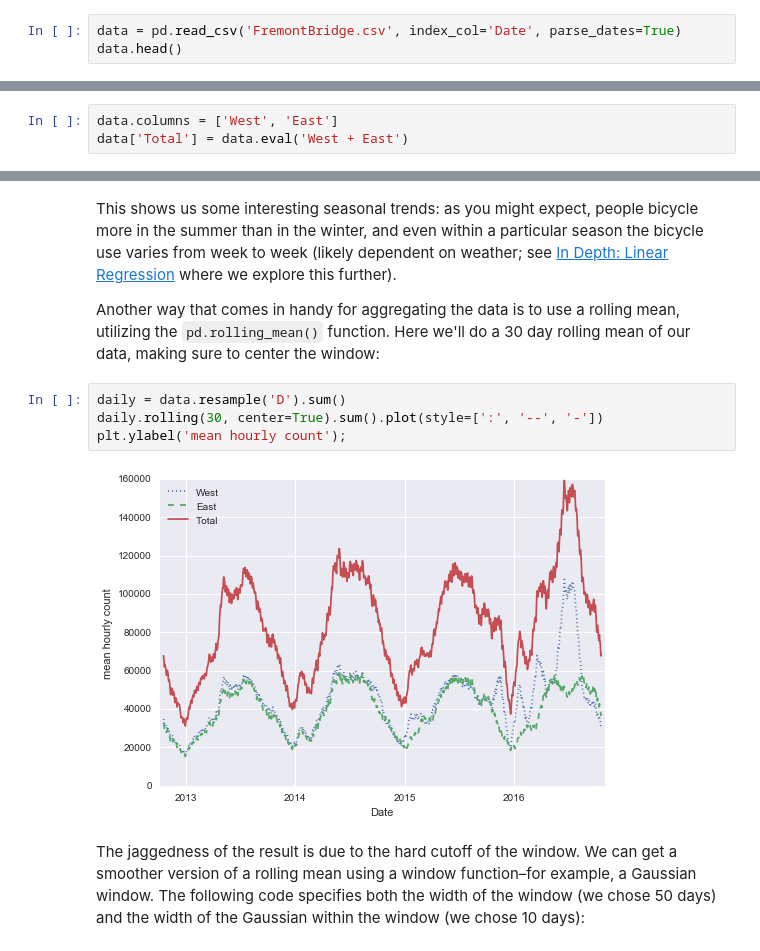
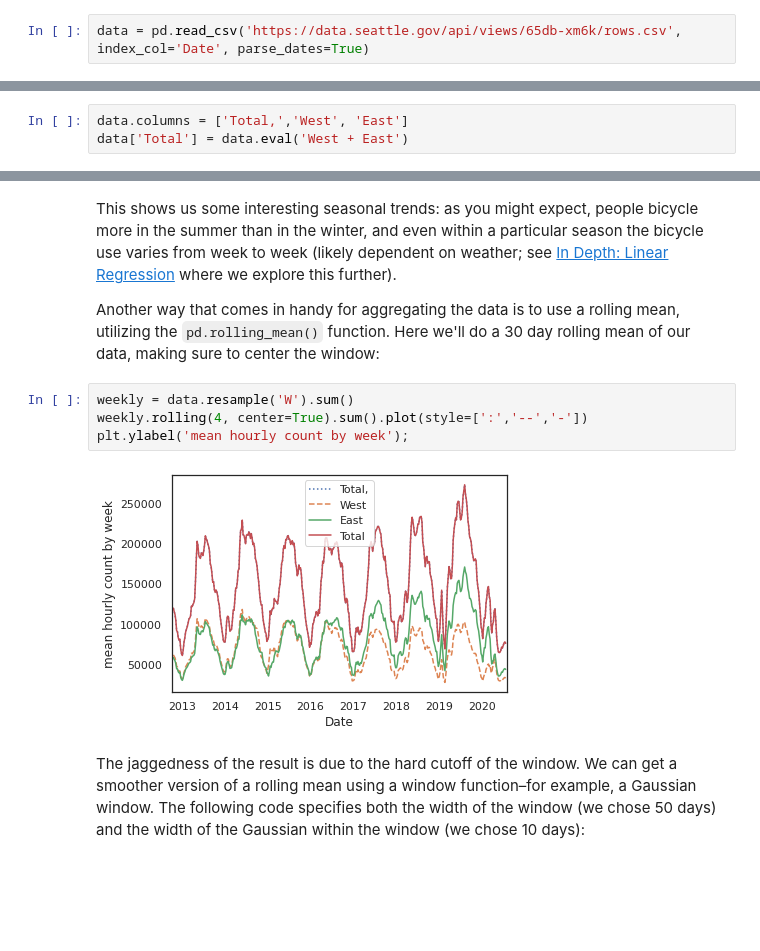
Before and after one commit to anewt225/PythonDataScienceHandbook, a Jupyter notebook: notebooks/03.11-Working-with-Time-Series.ipynb, the cells around one changed output, grey strips where cells are left out. Saved outputs shown, nothing was run; the diff lists cells and outputs as text; blank space fills up the shorter version.

```diff
--- a/notebooks/03.11-Working-with-Time-Series.ipynb
+++ b/notebooks/03.11-Working-with-Time-Series.ipynb
@@ -505,5 +564,4 @@ As of summer 2016, the CSV can be downloaded as follows:
 Once this dataset is downloaded, we can use Pandas to read the CSV output into a ``DataFrame``.
 We will specify that we want the Date as an index, and we want these dates to be automatically parsed:
 # %%
-data = pd.read_csv('FremontBridge.csv', index_col='Date', parse_dates=True)
-data.head()
+data = pd.read_csv('https://data.seattle.gov/api/views/65db-xm6k/rows.csv', index_col='Date', parse_dates=True)
@@ -518,5 +578,5 @@ data.head()
 # %% [markdown]
 For convenience, we'll further process this dataset by shortening the column names and adding a "Total" column:
 # %%
-data.columns = ['West', 'East']
+data.columns = ['Total,','West', 'East']
 data['Total'] = data.eval('West + East')
@@ -563,11 +635,11 @@ This shows us some interesting seasonal trends: as you might expect, people bicy
 Another way that comes in handy for aggregating the data is to use a rolling mean, utilizing the ``pd.rolling_mean()`` function.
 Here we'll do a 30 day rolling mean of our data, making sure to center the window:
 # %%
-daily = data.resample('D').sum()
-daily.rolling(30, center=True).sum().plot(style=[':', '--', '-'])
-plt.ylabel('mean hourly count');
+weekly = data.resample('W').sum()
+weekly.rolling(4, center=True).sum().plot(style=[':','--','-'])
+plt.ylabel('mean hourly count by week');
 # %% [output]
-[figure, old version]
+[figure, new version]
 # %% [markdown]
 The jaggedness of the result is due to the hard cutoff of the window.
 We can get a smoother version of a rolling mean using a window function–for example, a Gaussian window.
```
Also changed, not shown: parts of 40 cells of this notebook.
